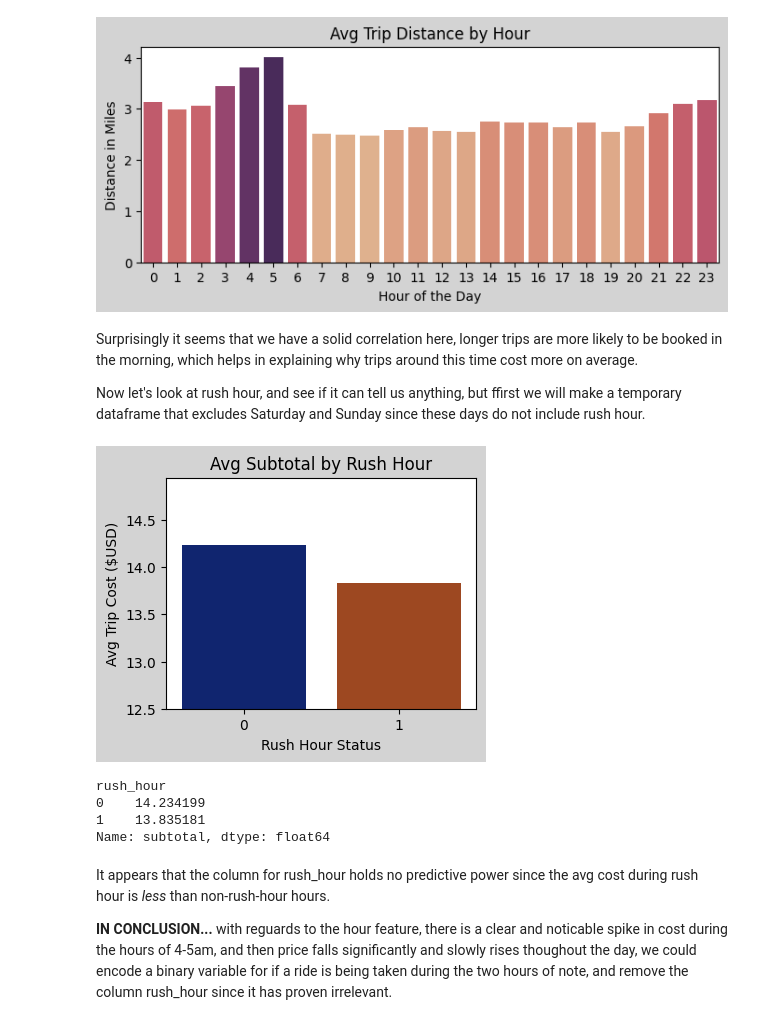
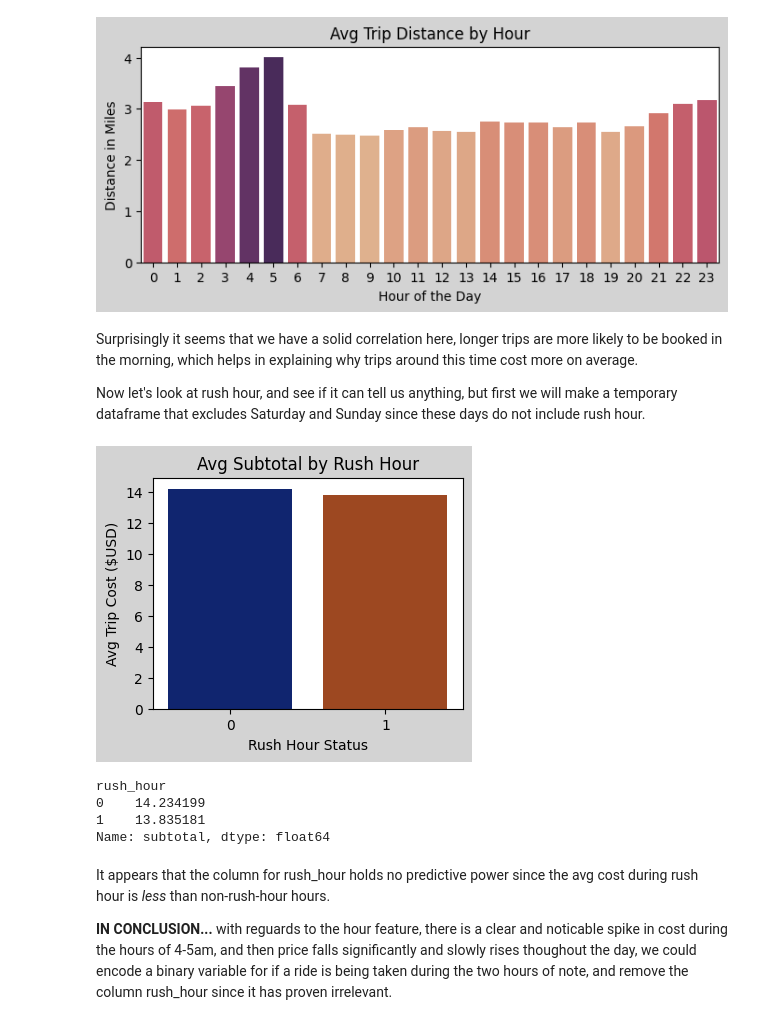
Before and after one commit to DonFetti/TaxiCab_Project, a Jupyter notebook: taxi_exploratory.ipynb, the cells around one changed output. Cells and saved outputs as stored; diff of their text form; code cells hidden in the pictures.

```diff
--- a/taxi_exploratory.ipynb
+++ b/taxi_exploratory.ipynb
@@ -92,25 +92,24 @@ plt.show()
 # %% [markdown]
 Surprisingly it seems that we have a solid correlation here, longer trips are more likely to be booked in the morning, which helps in explaining why trips around this time cost more on average.
 
-Now let's look at rush hour, and see if it can tell us anything, but ffirst we will make a temporary dataframe that excludes Saturday and Sunday since these days do not include rush hour.
+Now let's look at rush hour, and see if it can tell us anything, but first we will make a temporary dataframe that excludes Saturday and Sunday since these days do not include rush hour.
 # %%
 # Seperate out the weekends so that a comparison can be made on rush_hour using only weekdays
 df_no_weekends = df[(df["day"] != "saturday") & (df["day"] != "sunday")]
 
 rush_hour_costs = df_no_weekends.groupby("rush_hour")["subtotal"].mean()
 
 plt.figure(figsize=(4, 3))
 plt.gcf().set_facecolor('lightgrey')
 sns.barplot(x=rush_hour_costs.index, y=rush_hour_costs.values, palette="dark", hue = rush_hour_costs.index, legend= False)
-plt.ylim(12.5)
 plt.ylabel("Avg Trip Cost ($USD)")
 plt.title("Avg Subtotal by Rush Hour")
 plt.xlabel("Rush Hour Status")
 plt.show()
 
 print(rush_hour_costs)
 # %% [output]
-[figure, old version]
+[figure, new version]
 rush_hour
 0    14.234199
 1    13.835181
```
Also changed, not shown: parts of 13 cells of this notebook, 2 other files.
